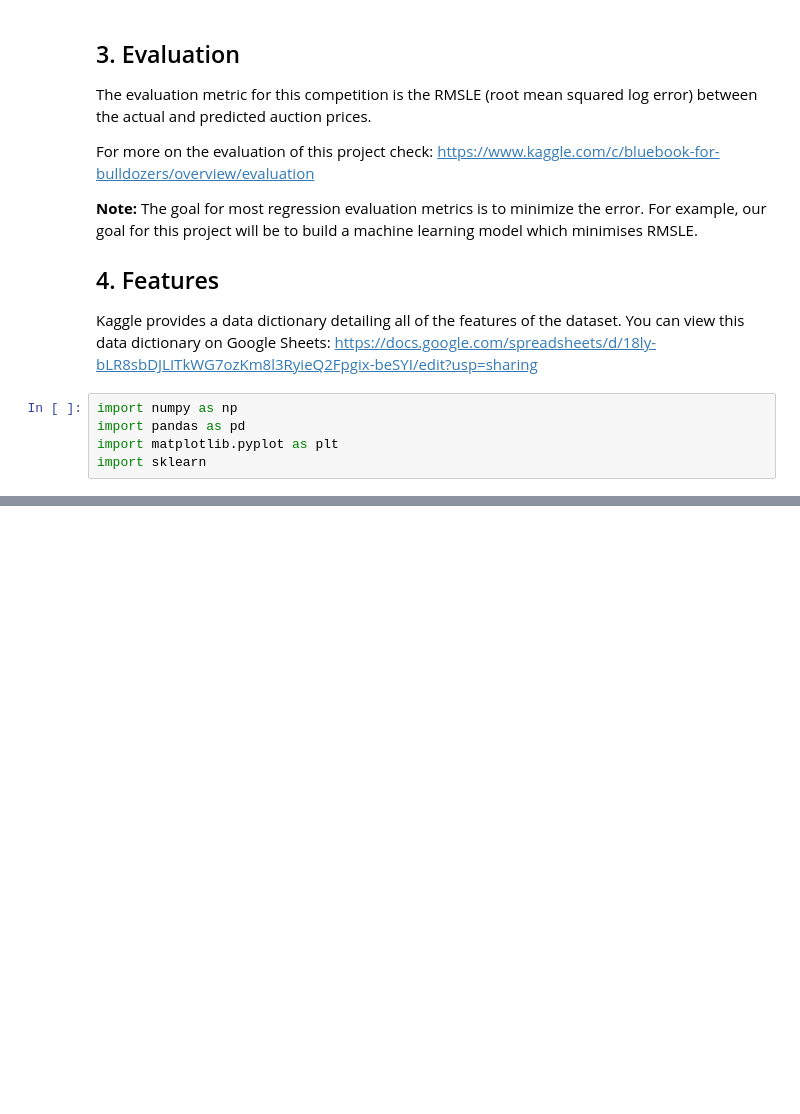
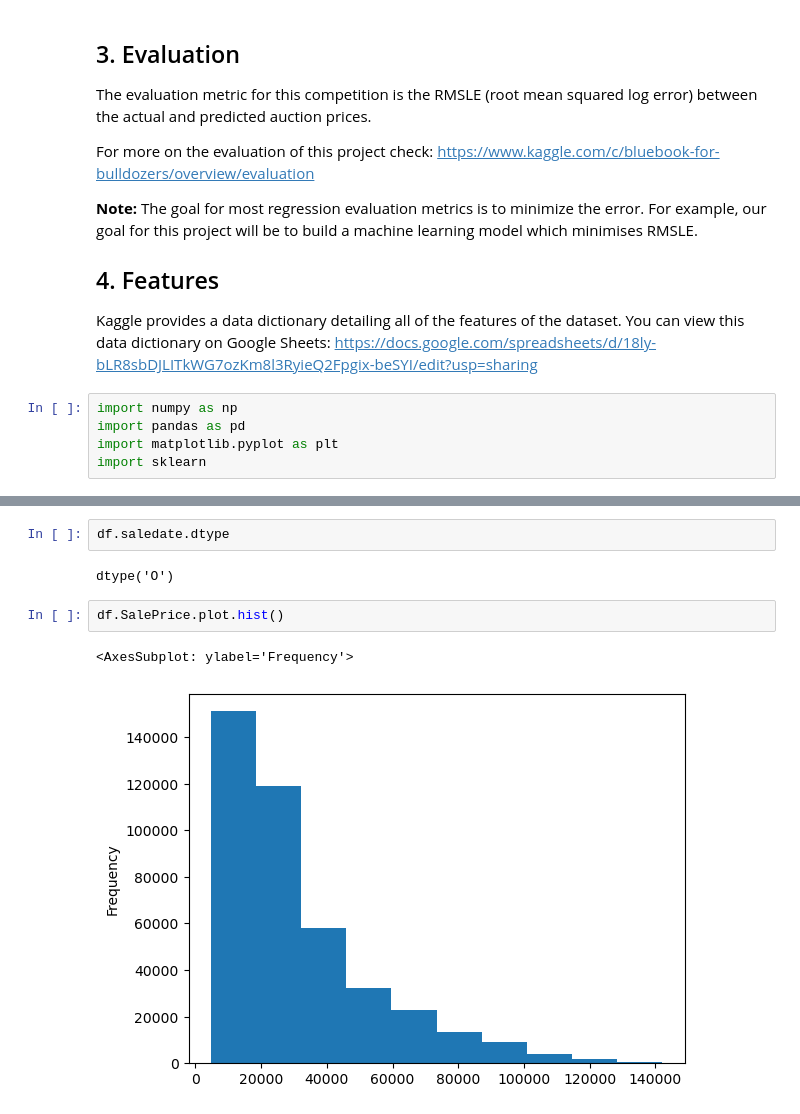
Before and after one commit to pcsmomo/data-science-ml-andrei, a Jupyter notebook: 12-prj-supervised-regression/01-intro.ipynb, the cells around one changed output, grey strips where cells are left out. Cells and saved outputs as stored; diff of their text form; blank space fills up the shorter version.

```diff
--- a/12-prj-supervised-regression/01-intro.ipynb
+++ b/12-prj-supervised-regression/01-intro.ipynb
@@ -35,0 +101,9 @@ import sklearn
+# %%
+df.saledate.dtype
+# %% [output]
+dtype('O')
+# %%
+df.SalePrice.plot.hist()
+# %% [output]
+<AxesSubplot: ylabel='Frequency'>
+[figure, added]
```
Also changed, not shown: parts of 10 cells of this notebook.
